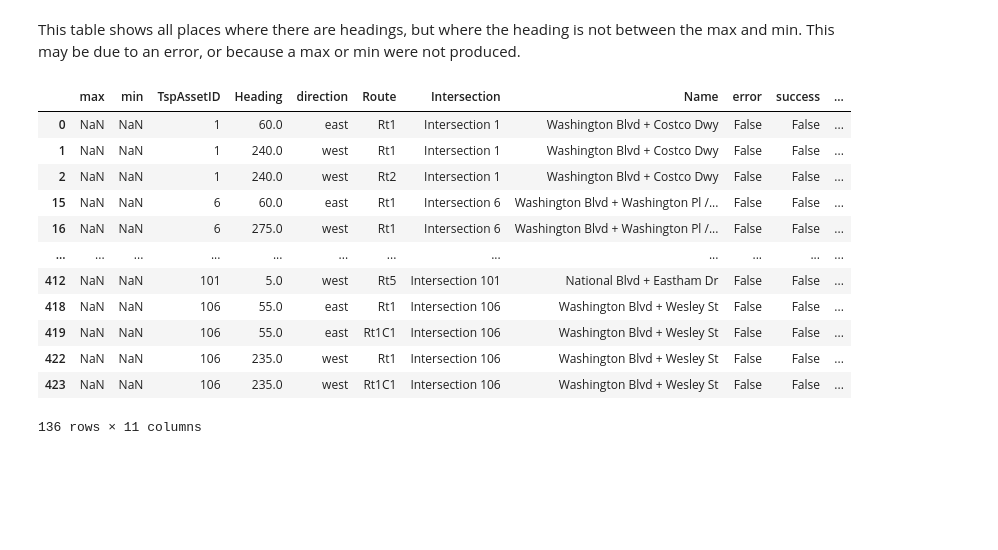
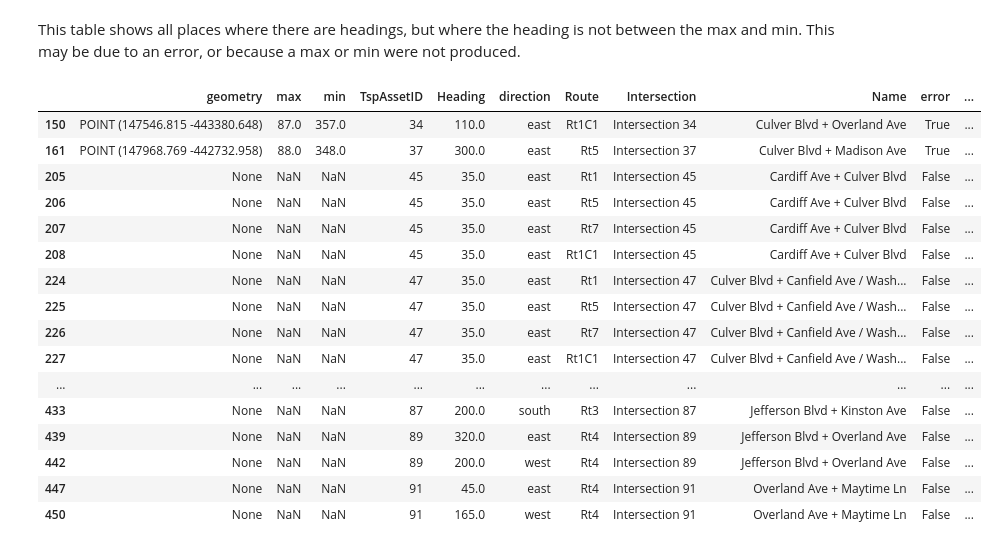
Before and after one commit to cal-itp/tsp-analysis, a Jupyter notebook: subtasks/heading_correction/get_bearings.ipynb, the cells around one changed output. Cells and saved outputs as stored; diff of their text form; code cells hidden in the pictures; blank space fills up the shorter version.

```diff
--- a/subtasks/heading_correction/get_bearings.ipynb
+++ b/subtasks/heading_correction/get_bearings.ipynb
@@ -191,8 +206,12 @@ CANONICAL_DIRECTION_TO_ORIENTATION = {
 CANONICAL_DIRECTION_TO_OPPOSITE_DIRECTION = {"EAST": "WEST", "NORTH": "SOUTH"}
 
 DataKeyEdge = tuple[int, int, int, dict]
+
+
 def assign_directions_single_orientation(
-    results_tuples: list[tuple[DataKeyEdge, float, float]], direction_1: str, direction_2: str
+    results_tuples: list[tuple[DataKeyEdge, float, float]],
+    direction_1: str,
+    direction_2: str,
 ) -> tuple[DataKeyEdge | None, DataKeyEdge | None]:
     """
     Assign directions to edges
@@ -225,22 +244,23 @@ def assign_directions_single_orientation(
     # If there's more than two tuples, this isn't defined, return None
     return None, None
 
+
 # Get a graph with all edges that have assigned orientations, these are the ones where we need to assign edges
-graph_with_directions = graph_with_bounds.edge_subgraph(
+"""graph_with_directions = graph_with_bounds.edge_subgraph(
     [
         (u, v, k)
         for u, v, k, data in graph_with_bounds.in_edges(keys=True, data=True)
         if data.get("transit")
     ]
-).copy()
+).copy()"""
 
 edges_to_update = []
 nodes_to_update = []
-for node in graph_with_directions.nodes(data=True):
+for node in graph_with_bounds.nodes(data=True):
     # Assign directions to edges
     edges = [
         edge
-        for edge in graph_with_directions.in_edges(node[0], keys=True, data=True)
+        for edge in graph_with_bounds.in_edges(node[0], keys=True, data=True)
         if "orientation" in edge[3]
     ]
     edges_to_update_north_south = [
@@ -292,11 +312,11 @@ for node in graph_with_directions.nodes(data=True):
                 node[1][direction_column_name_upper] = bearing_upper_bound
                 # Update node
                 nodes_to_update.append(node)
-graph_with_directions.update(edges_to_update)
+graph_with_bounds.update(edges_to_update)
 # %% [markdown]
 ### Get tabular output
 # %%
-osm_nodes, osm_streets_into_signals = ox.convert.graph_to_gdfs(graph_with_directions)
+osm_nodes, osm_streets_into_signals = ox.convert.graph_to_gdfs(graph_with_bounds)
 # %%
 # Assign osm nodes to signal ids
 osm_nodes_with_signal_ids = (
@@ -345,7 +365,7 @@ validation_headings["direction"] = (
 nodes_with_signal_ids_long = (
     nodes_with_signal_ids_reindexed.reset_index()
     .melt(
-        id_vars=["TspAssetID"],
+        id_vars=["TspAssetID", "geometry"],
         value_vars=bearing_columns,
         var_name="bearing_type",
         value_name="bearing",
@@ -360,11 +380,17 @@ nodes_with_signal_ids_long[["direction", "type"]] = nodes_with_signal_ids_long[
 nodes_with_signal_ids_matching_validation = (
     nodes_with_signal_ids_long.drop("bearing_type", axis=1)
     .dropna(subset=["bearing"])
-    .pivot(index=["TspAssetID", "direction"], columns=["type"])
+    .pivot(index=["TspAssetID", "direction", "geometry"], columns=["type"])
 )
 nodes_with_signal_ids_matching_validation.columns = (
     nodes_with_signal_ids_matching_validation.columns.droplevel()
 )
+nodes_with_signal_ids_matching_validation.reset_index(
+    level=["geometry"], inplace=True
+)  # TODO - inplace bad?
+nodes_with_signal_ids_matching_validation = gpd.GeoDataFrame(
+    nodes_with_signal_ids_matching_validation, geometry="geometry"
+)
 # %% [markdown]
 This table shows rows where the reported heading is not within the bounds specified by the heading ranges. In these cases, manual correction is likely required.
 
@@ -372,7 +398,9 @@ The success rate is the proportion of intersections where there are headings and
 # %%
 # Get signals where bus headings do not match reported headings
 nodes_validation_merged = nodes_with_signal_ids_matching_validation.merge(
-    validation_headings[["TspAssetID", "Heading", "direction", "Route", "Intersection", "Name"]].drop_duplicates(),
+    validation_headings[
+        ["TspAssetID", "Heading", "direction", "Route", "Intersection", "Name"]
+    ].drop_duplicates(),
     how="outer",
     left_index=True,
     right_on=["TspAssetID", "direction"],
@@ -391,7 +419,11 @@ nodes_validation_merged["success"] = (
     & nodes_validation_merged["max"].notna()
     & nodes_validation_merged["min"].notna()
 )
-nodes_validation_merged["heading_available"] = nodes_validation_merged["Heading"].notna()
-print(f"Success Rate:  {nodes_validation_merged['success'].sum() / nodes_validation_merged['heading_available'].sum()}")
+nodes_validation_merged["heading_available"] = nodes_validation_merged[
+    "Heading"
+].notna()
+print(
+    f"Success Rate:  {(nodes_validation_merged['success'] & nodes_validation_merged['heading_available']).sum() / nodes_validation_merged['heading_available'].sum()}"
+)
 nodes_validation_merged.loc[nodes_validation_merged["error"]]
 # %% [output]
@@ -408,19 +446,25 @@ Success Rate:  0.6169014084507042
 # %% [markdown]
 This table shows all places where there are headings, but where the heading is not between the max and min. This may be due to an error, or because a max or min were not produced.
 # %%
-nodes_validation_merged.loc[nodes_validation_merged["heading_available"] & ~ nodes_validation_merged["success"]]
+nodes_validation_merged.loc[
+    nodes_validation_merged["heading_available"] & ~nodes_validation_merged["success"]
+]
 # %% [output]
-|  | max | min | TspAssetID | Heading | direction | Route | Intersection | Name | error | success | ... |
-| 0 | NaN | NaN | 1 | 60.0 | east | Rt1 | Intersection 1 | Washington Blvd + Costco Dwy | False | False | ... |
-| 1 | NaN | NaN | 1 | 240.0 | west | Rt1 | Intersection 1 | Washington Blvd + Costco Dwy | False | False | ... |
-| 2 | NaN | NaN | 1 | 240.0 | west | Rt2 | Intersection 1 | Washington Blvd + Costco Dwy | False | False | ... |
-| 15 | NaN | NaN | 6 | 60.0 | east | Rt1 | Intersection 6 | Washington Blvd + Washington Pl /... | False | False | ... |
-| 16 | NaN | NaN | 6 | 275.0 | west | Rt1 | Intersection 6 | Washington Blvd + Washington Pl /... | False | False | ... |
+|  | geometry | max | min | TspAssetID | Heading | direction | Route | Intersection | Name | error | ... |
+| 150 | POINT (147546.815 -443380.648) | 87.0 | 357.0 | 34 | 110.0 | east | Rt1C1 | Intersection 34 | Culver Blvd + Overland Ave | True | ... |
+| 161 | POINT (147968.769 -442732.958) | 88.0 | 348.0 | 37 | 300.0 | east | Rt5 | Intersection 37 | Culver Blvd + Madison Ave | True | ... |
+| 205 | None | NaN | NaN | 45 | 35.0 | east | Rt1 | Intersection 45 | Cardiff Ave + Culver Blvd | False | ... |
+| 206 | None | NaN | NaN | 45 | 35.0 | east | Rt5 | Intersection 45 | Cardiff Ave + Culver Blvd | False | ... |
+| 207 | None | NaN | NaN | 45 | 35.0 | east | Rt7 | Intersection 45 | Cardiff Ave + Culver Blvd | False | ... |
+| 208 | None | NaN | NaN | 45 | 35.0 | east | Rt1C1 | Intersection 45 | Cardiff Ave + Culver Blvd | False | ... |
+| 224 | None | NaN | NaN | 47 | 35.0 | east | Rt1 | Intersection 47 | Culver Blvd + Canfield Ave / Wash... | False | ... |
+| 225 | None | NaN | NaN | 47 | 35.0 | east | Rt5 | Intersection 47 | Culver Blvd + Canfield Ave / Wash... | False | ... |
+| 226 | None | NaN | NaN | 47 | 35.0 | east | Rt7 | Intersection 47 | Culver Blvd + Canfield Ave / Wash... | False | ... |
+| 227 | None | NaN | NaN | 47 | 35.0 | east | Rt1C1 | Intersection 47 | Culver Blvd + Canfield Ave / Wash... | False | ... |
 | ... | ... | ... | ... | ... | ... | ... | ... | ... | ... | ... | ... |
-| 412 | NaN | NaN | 101 | 5.0 | west | Rt5 | Intersection 101 | National Blvd + Eastham Dr | False | False | ... |
-| 418 | NaN | NaN | 106 | 55.0 | east | Rt1 | Intersection 106 | Washington Blvd + Wesley St | False | False | ... |
-| 419 | NaN | NaN | 106 | 55.0 | east | Rt1C1 | Intersection 106 | Washington Blvd + Wesley St | False | False | ... |
-| 422 | NaN | NaN | 106 | 235.0 | west | Rt1 | Intersection 106 | Washington Blvd + Wesley St | False | False | ... |
-| 423 | NaN | NaN | 106 | 235.0 | west | Rt1C1 | Intersection 106 | Washington Blvd + Wesley St | False | False | ... |
+| 433 | None | NaN | NaN | 87 | 200.0 | south | Rt3 | Intersection 87 | Jefferson Blvd + Kinston Ave | False | ... |
+| 439 | None | NaN | NaN | 89 | 320.0 | east | Rt4 | Intersection 89 | Jefferson Blvd + Overland Ave | False | ... |
+| 442 | None | NaN | NaN | 89 | 200.0 | west | Rt4 | Intersection 89 | Jefferson Blvd + Overland Ave | False | ... |
+| 447 | None | NaN | NaN | 91 | 45.0 | east | Rt4 | Intersection 91 | Overland Ave + Maytime Ln | False | ... |
+| 450 | None | NaN | NaN | 91 | 165.0 | west | Rt4 | Intersection 91 | Overland Ave + Maytime Ln | False | ... |
-136 rows × 11 columns
 # %%
```
Also changed, not shown: parts of 15 cells of this notebook, 1 other file.
